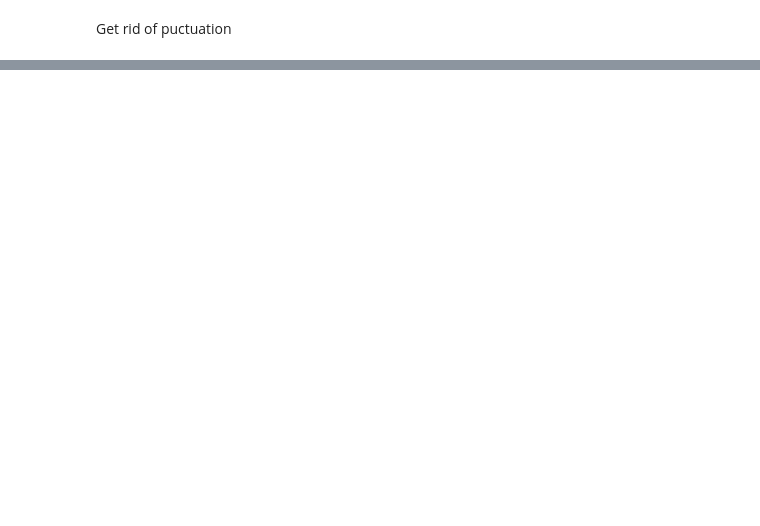
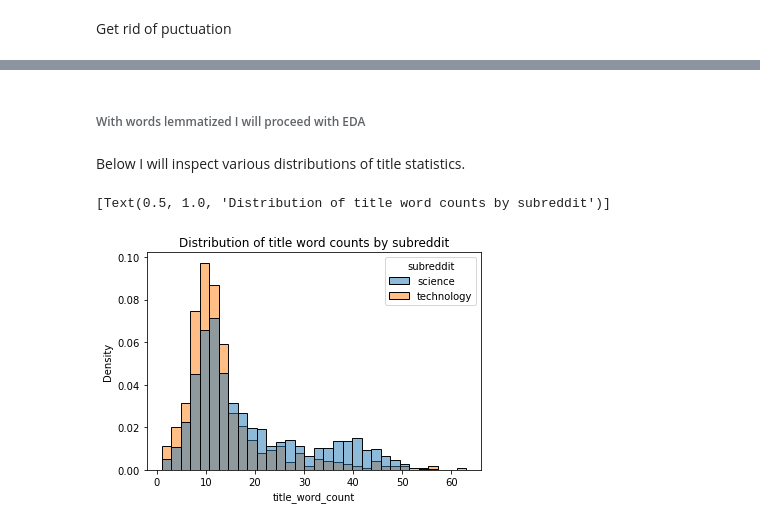
Before and after one commit to wcmohr/RedditClassification, a Jupyter notebook: 2_DataCleaning.ipynb, the cells around one changed output, grey strips where cells are left out. Saved outputs shown, nothing was run; the diff lists cells and outputs as text; code cells hidden in the pictures; blank space fills up the shorter version.

Commit message:
lemmatized, word count and char length distribution comparisons by subreddit

```diff
--- a/2_DataCleaning.ipynb
+++ b/2_DataCleaning.ipynb
@@ -303,0 +245,13 @@ X_df.sum().sort_values(ascending = False)['technology']
+# %%
+# back to DataFrame
+df = pd.DataFrame(X_train_lemmatized, columns = ['title']).join(pd.DataFrame(y_train))
+# %%
+df.index = range(df.shape[0])
+# %% [markdown]
+###### With words lemmatized I will proceed with EDA
+# %% [markdown]
+Below I will inspect various distributions of title statistics.
+# %%
+df['title_length'] = [len(df.loc[i,'title']) for i in range(len(df['title']))]
+# %%
+df['title_word_count'] = [len(df.loc[i,'title'].split(' ')) for i in range(len(df['title']))]
@@ -303,0 +260,5 @@ X_df.sum().sort_values(ascending = False)['technology']
+# %%
+sns.histplot(data = df, x = 'title_word_count', hue = 'subreddit', stat='density', common_norm = False).set(title = 'Distribution of title word counts by subreddit')
+# %% [output]
+[Text(0.5, 1.0, 'Distribution of title word counts by subreddit')]
+[figure, added]
```
Also changed, not shown: parts of 54 cells of this notebook, 8 other files.
